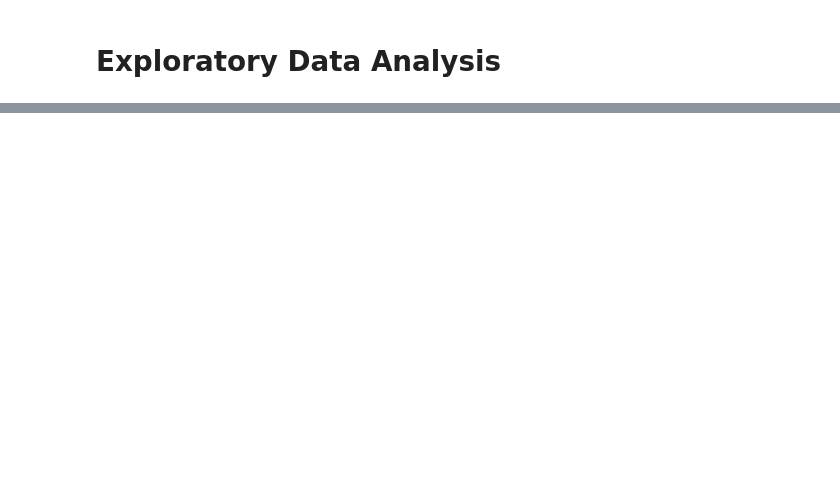
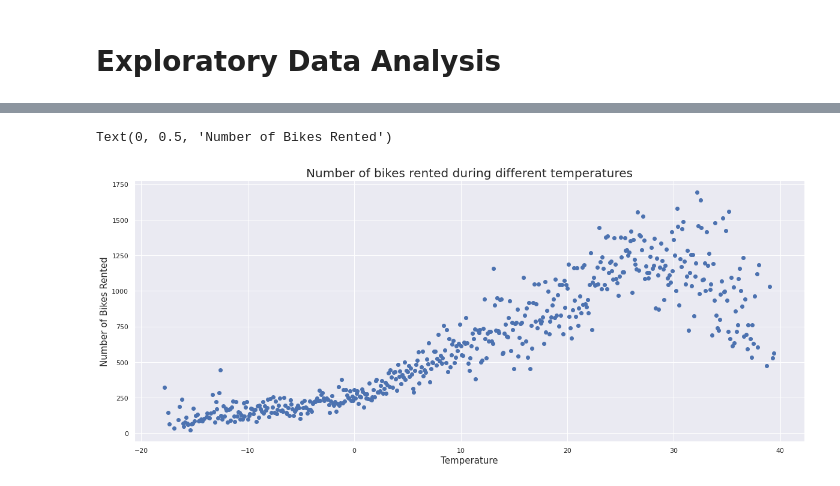
Before and after one commit to anasmalik081/Bike-Sharing-Demand-Prediction-Capstone-Project, a Jupyter notebook: Notebook_Bike_Sharing_Demand_Prediction_Capstone_Project.ipynb, the cells around one changed output, grey strips where cells are left out. Drawn from its saved outputs; the diff is of its cells as text; code cells hidden in the pictures; blank space fills up the shorter version.

```diff
--- a/Notebook_Bike_Sharing_Demand_Prediction_Capstone_Project.ipynb
+++ b/Notebook_Bike_Sharing_Demand_Prediction_Capstone_Project.ipynb
@@ -268,0 +387,14 @@ df.head(5)
+# %%
+# Creating a dataframe by grouping on temaperature and taking mean of it and extracting Rented_Bike_Count
+temp_df = df.groupby('Temperature').mean()['Rented_Bike_Count'].reset_index()
+# %%
+# Visualizing scatter plot between temperature and number of bikes rented
+sns.set()
+plt.figure(figsize=(20, 8))
+plt.scatter(temp_df['Temperature'], temp_df['Rented_Bike_Count'])
+plt.title("Number of bikes rented during different temperatures", size=20)
+plt.xlabel("Temperature", size=15)
+plt.ylabel("Number of Bikes Rented", size=15)
+# %% [output]
+Text(0, 0.5, 'Number of Bikes Rented')
+[figure, added]
```
Also changed, not shown: parts of 46 cells of this notebook.
